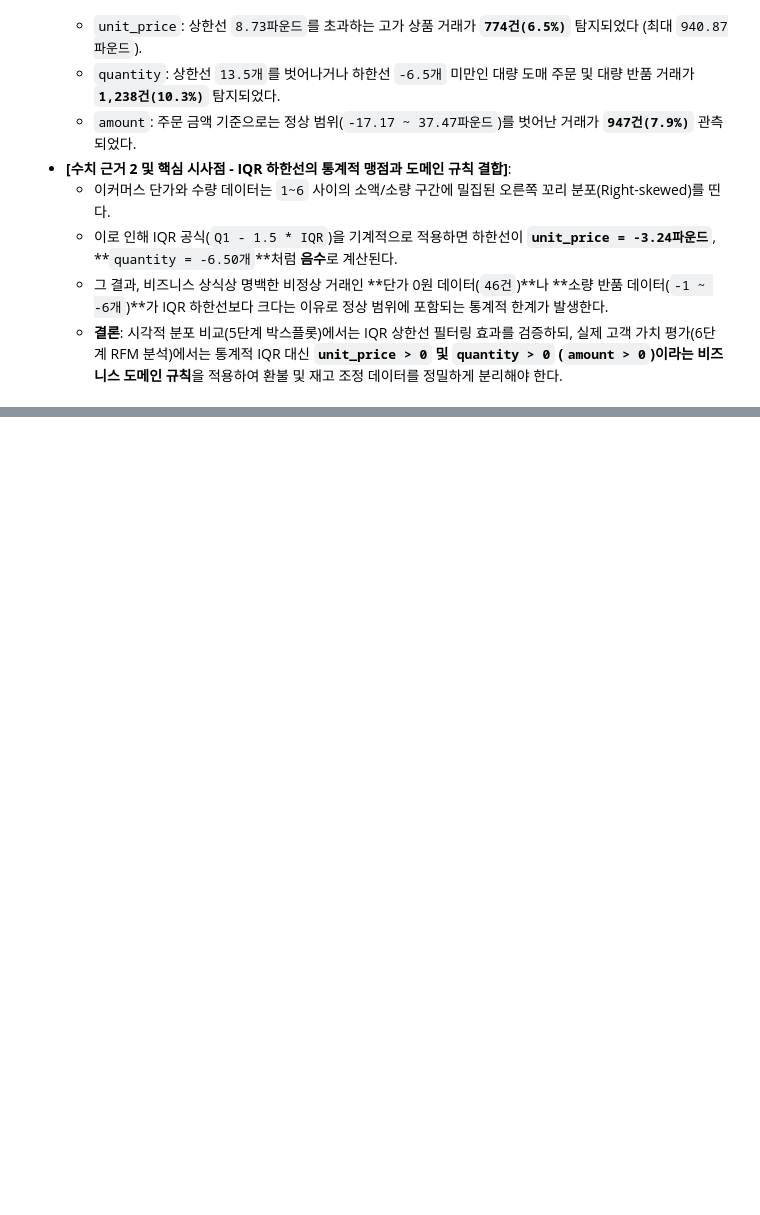
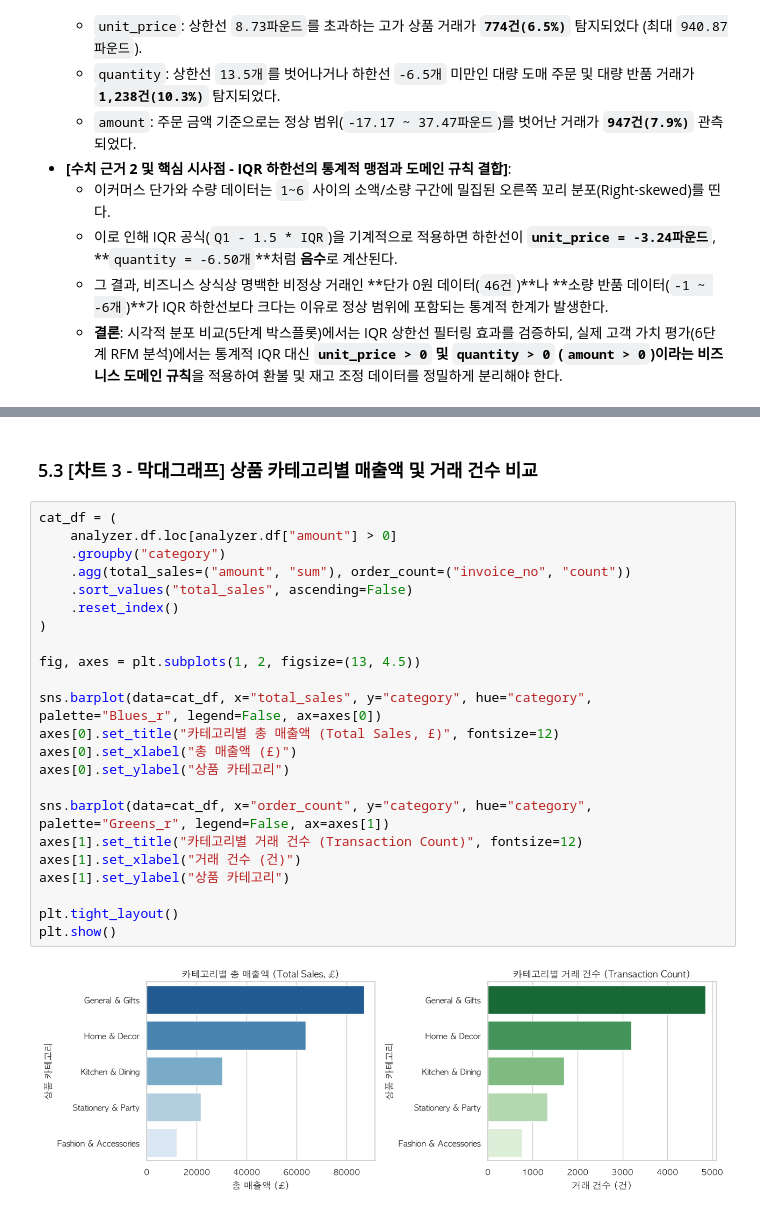
Before and after one commit to hkk-cody/A1-1, a Jupyter notebook: notebooks/analysis_report.ipynb, the cells around one changed output, grey strips where cells are left out. Drawn from its saved outputs; the diff is of its cells as text; blank space fills up the shorter version.

```diff
--- a/notebooks/analysis_report.ipynb
+++ b/notebooks/analysis_report.ipynb
@@ -286,0 +402,27 @@ for col in ["unit_price", "quantity", "amount"]:
+# %% [markdown]
+### 5.3 [차트 3 - 막대그래프] 상품 카테고리별 매출액 및 거래 건수 비교
+# %%
+cat_df = (
+    analyzer.df.loc[analyzer.df["amount"] > 0]
+    .groupby("category")
+    .agg(total_sales=("amount", "sum"), order_count=("invoice_no", "count"))
+    .sort_values("total_sales", ascending=False)
+    .reset_index()
+)
+
+fig, axes = plt.subplots(1, 2, figsize=(13, 4.5))
+
+sns.barplot(data=cat_df, x="total_sales", y="category", hue="category", palette="Blues_r", legend=False, ax=axes[0])
+axes[0].set_title("카테고리별 총 매출액 (Total Sales, £)", fontsize=12)
+axes[0].set_xlabel("총 매출액 (£)")
+axes[0].set_ylabel("상품 카테고리")
+
+sns.barplot(data=cat_df, x="order_count", y="category", hue="category", palette="Greens_r", legend=False, ax=axes[1])
+axes[1].set_title("카테고리별 거래 건수 (Transaction Count)", fontsize=12)
+axes[1].set_xlabel("거래 건수 (건)")
+axes[1].set_ylabel("상품 카테고리")
+
+plt.tight_layout()
+plt.show()
+# %% [output]
+[figure, added]
```
Also changed, not shown: parts of 36 cells of this notebook, 3 other files.
